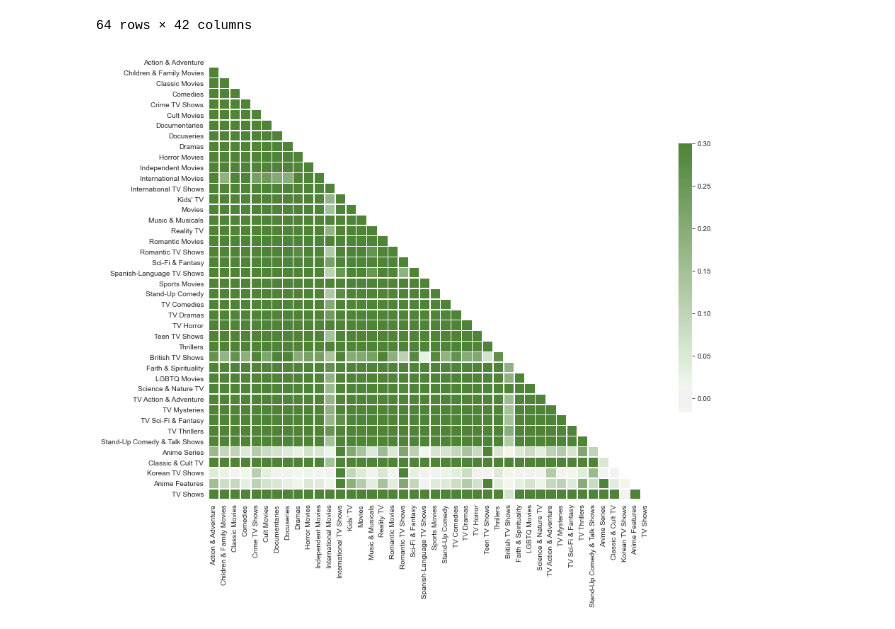
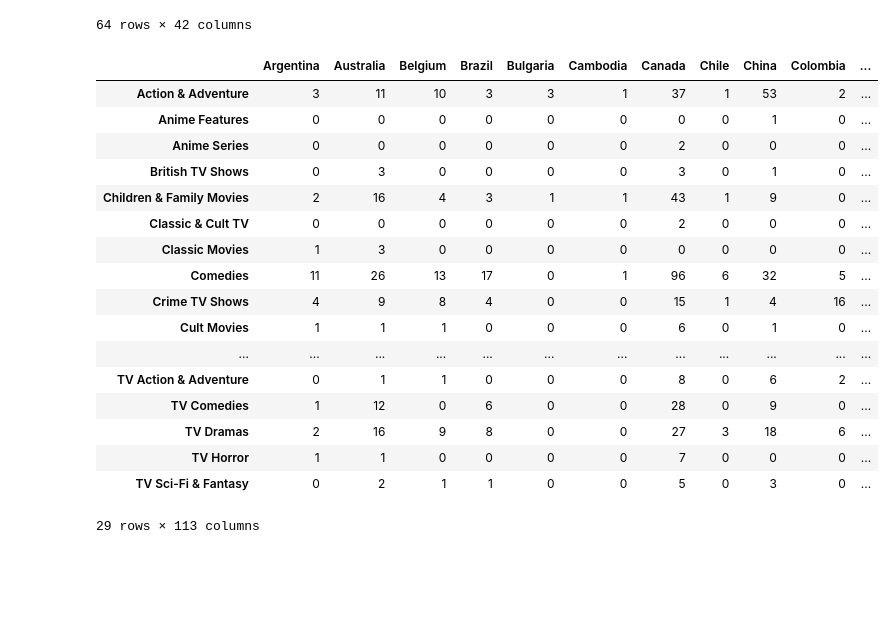
Before and after one commit to VictorLJay/Netflix-Analysis, a Jupyter notebook: your-project/one-hot-encoding_country-genre.ipynb, the cells around one changed output. Drawn from its saved outputs; the diff is of its cells as text; code cells hidden in the pictures; blank space fills up the shorter version.

```diff
--- a/your-project/one-hot-encoding_country-genre.ipynb
+++ b/your-project/one-hot-encoding_country-genre.ipynb
@@ -63,24 +63,54 @@ countries_genre_encoded = dummy_country_genre(netflix, countries_clean)
-# %%
-import seaborn as sns
-import matplotlib.pyplot as plt
-
-sns.set_style(style="white")
-
-# Compute the correlation matrix
-corr = countries_genre_encoded.corr()
-
-# Generate a mask for the upper triangle
-mask = np.triu(np.ones_like(corr, dtype=bool))
-
-# Set up the matplotlib figure
-f, ax = plt.subplots(figsize=(14, 14))
-
-# Generate a custom diverging colormap
-cmap = sns.diverging_palette(80, 120, as_cmap=True)
-
-# Draw the heatmap with the mask and correct aspect ratio
-sns.heatmap(corr, mask=mask, cmap=cmap, vmax=.3, center=0,
-            square=True, linewidths=.5, cbar_kws={"shrink": .5})
-plt.show()
-# %% [output]
-[figure, removed]
+# %%
+# Getting the unique values
+genres = netflix["listed_in"].apply(str).unique()
+genres = [x for x in genres if x != "nan"]
+
+# Getting the first country from the unique
+
+only_first_genre = []
+
+for genre in genres:
+    only_first_genre.extend(re.findall(r"^(.+?),", genre))
+
+# Removing duplicates and sorting the countries
+genre_clean = list(set(only_first_genre))
+genre_clean.sort()
+# %%
+def genre_hot_encoded(df, genre):
+
+    """
+    Input: Dataframe, list of unique genres
+
+    Output: The function returns a SUM one-hot encoded of the genres
+    """
+
+    list_of = []
+    for g in genre:
+        genre_1 = df[df["listed_in"].str.contains(g, case=False, regex=False, na=False)]
+        df2 = genre_1[["country"]].unstack().str.get_dummies(sep=", ").sum(level = 0).rename(index={"country":g})
+        list_of.append(df2)
+
+    result = pd.concat(list_of).fillna(0).astype(int)
+
+    return result
+
+genre_hot_encoded(netflix, genre_clean)
+# %% [output]
+|  | Argentina | Australia | Belgium | Brazil | Bulgaria | Cambodia | Canada | Chile | China | Colombia | ... |
+| Action & Adventure | 3 | 11 | 10 | 3 | 3 | 1 | 37 | 1 | 53 | 2 | ... |
+| Anime Features | 0 | 0 | 0 | 0 | 0 | 0 | 0 | 0 | 1 | 0 | ... |
+| Anime Series | 0 | 0 | 0 | 0 | 0 | 0 | 2 | 0 | 0 | 0 | ... |
+| British TV Shows | 0 | 3 | 0 | 0 | 0 | 0 | 3 | 0 | 1 | 0 | ... |
+| Children & Family Movies | 2 | 16 | 4 | 3 | 1 | 1 | 43 | 1 | 9 | 0 | ... |
+| Classic & Cult TV | 0 | 0 | 0 | 0 | 0 | 0 | 2 | 0 | 0 | 0 | ... |
+| Classic Movies | 1 | 3 | 0 | 0 | 0 | 0 | 0 | 0 | 0 | 0 | ... |
+| Comedies | 11 | 26 | 13 | 17 | 0 | 1 | 96 | 6 | 32 | 5 | ... |
+| Crime TV Shows | 4 | 9 | 8 | 4 | 0 | 0 | 15 | 1 | 4 | 16 | ... |
+| Cult Movies | 1 | 1 | 1 | 0 | 0 | 0 | 6 | 0 | 1 | 0 | ... |
+| ... | ... | ... | ... | ... | ... | ... | ... | ... | ... | ... | ... |
+| TV Action & Adventure | 0 | 1 | 1 | 0 | 0 | 0 | 8 | 0 | 6 | 2 | ... |
+| TV Comedies | 1 | 12 | 0 | 6 | 0 | 0 | 28 | 0 | 9 | 0 | ... |
+| TV Dramas | 2 | 16 | 9 | 8 | 0 | 0 | 27 | 3 | 18 | 6 | ... |
+| TV Horror | 1 | 1 | 0 | 0 | 0 | 0 | 7 | 0 | 0 | 0 | ... |
+| TV Sci-Fi & Fantasy | 0 | 2 | 1 | 1 | 0 | 0 | 5 | 0 | 3 | 0 | ... |
+29 rows × 113 columns
```
Also changed, not shown: parts of 3 cells of this notebook, 5 other files.
